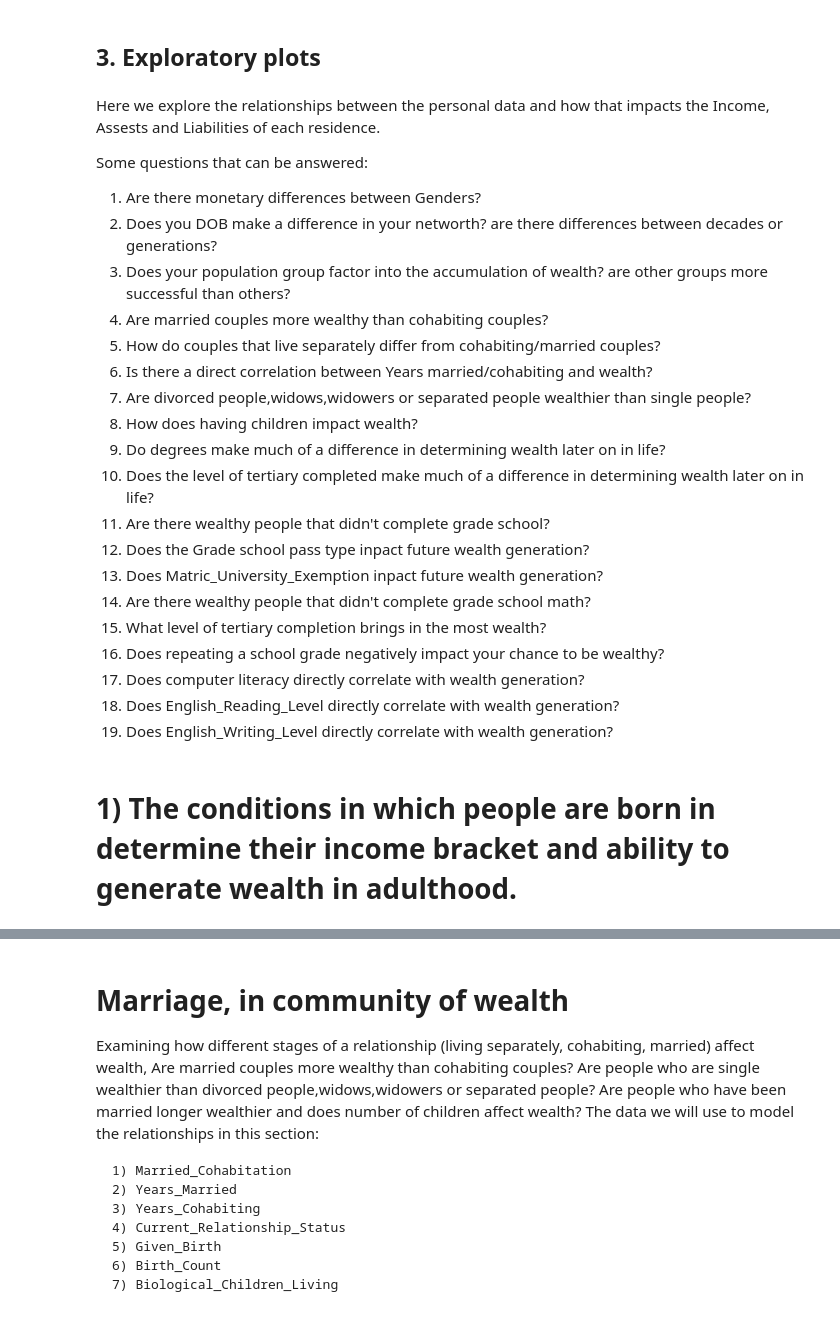
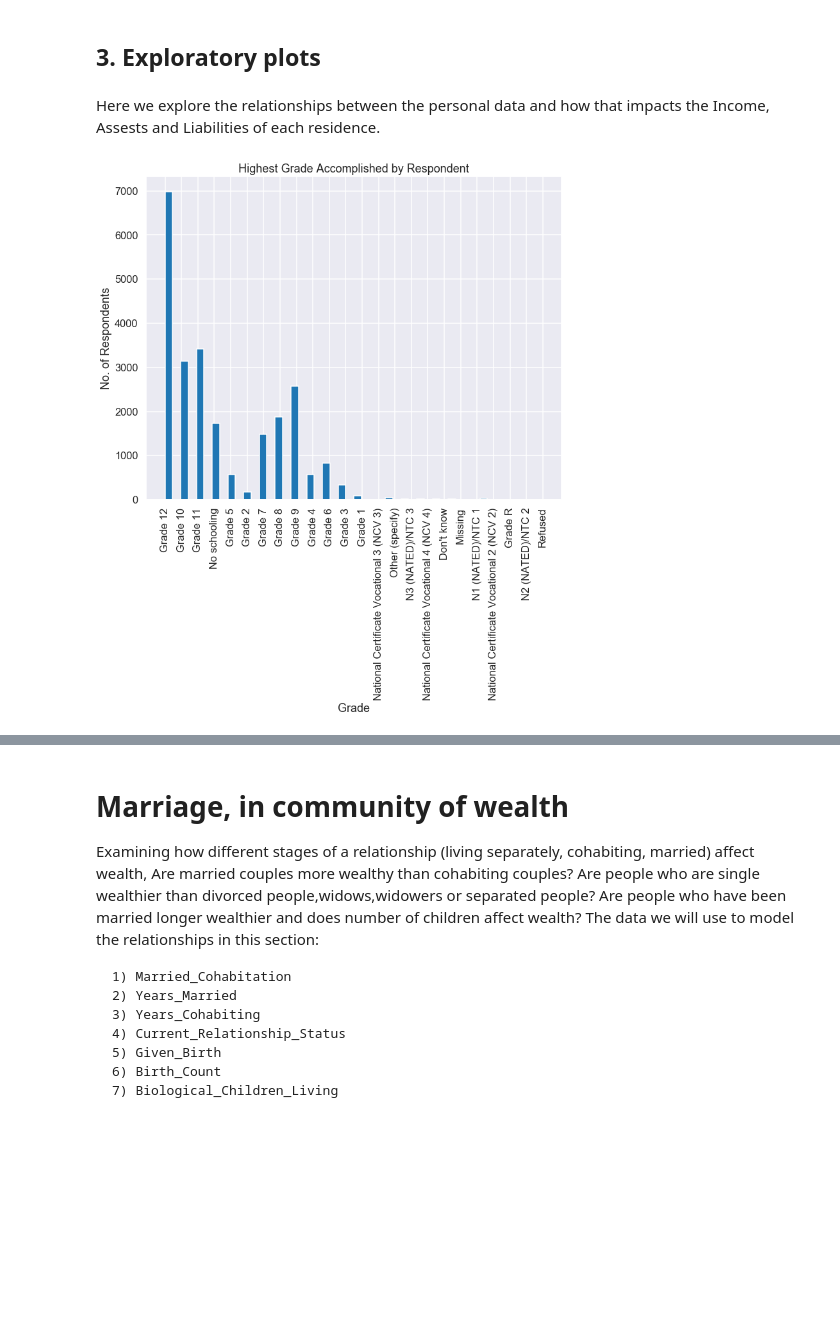
Before and after one commit to DAE-Mini-Project/DEA-Code, a Jupyter notebook: DaeCode.ipynb, the cells around one changed output, grey strips where cells are left out. Drawn from its saved outputs; the diff is of its cells as text; code cells hidden in the pictures; blank space fills up the shorter version.

```diff
--- a/DaeCode.ipynb
+++ b/DaeCode.ipynb
@@ -1431,27 +1409,2 @@ print(Liability_Details.nunique() - df_filtered[['Has_Home_Loan','Home_Loan_Bala
 # %% [markdown]
 ## 3. Exploratory plots
-# %% [markdown]
-Here we explore the relationships between the personal data and how that impacts the Income, Assests and Liabilities of each residence.
-
-Some questions that can be answered:
-1. Are there monetary differences between Genders?
-2. Does you DOB make a difference in your networth? are there differences between decades or generations?
-3. Does your population group factor into the accumulation of wealth? are other groups more successful than others?
-4. Are married couples more wealthy than cohabiting couples?
-5. How do couples that live separately differ from cohabiting/married couples?
-6. Is there a direct correlation between Years married/cohabiting and wealth?
-7. Are divorced people,widows,widowers or separated people wealthier than single people?
-8. How does having children impact wealth?
-9. Do degrees make much of a difference in determining wealth later on in life?
-10. Does the level of tertiary completed make much of a difference in determining wealth later on in life?
-11. Are there wealthy people that didn't complete grade school?
-12. Does the Grade school pass type inpact future wealth generation?
-13. Does Matric_University_Exemption inpact future wealth generation?
-14. Are there wealthy people that didn't complete grade school math?
-15. What level of tertiary completion brings in the most wealth?
-16. Does repeating a school grade negatively impact your chance to be wealthy?
-17. Does computer literacy directly correlate with wealth generation?
-18. Does English_Reading_Level directly correlate with wealth generation?
-19. Does English_Writing_Level directly correlate with wealth generation?
-# %% [markdown]
-# 1) The conditions in which people are born in determine their income bracket and ability to generate wealth in adulthood.
@@ -1460,0 +1411,22 @@ race_mean_income = race_mean_income.rename('race_mean_income')
+# %% [markdown]
+Here we explore the relationships between the personal data and how that impacts the Income, Assests and Liabilities of each residence.
+# %%
+#Replacing the values of the highest grade achieved column with the terms currently used
+new_edu_vals = {'Grade R/0':'Grade R','Grade 1/Sub A/Class 1':'Grade 1','Grade 2/Sub B/Class 2':'Grade 2','Grade 3/Std. 1':'Grade 3','Grade 4/Std. 2':'Grade 4','Grade 5/Std. 3':'Grade 5','Grade 6/Std. 4':'Grade 6','Grade 8/Std. 6/Form 1':'Grade 8','Grade 12/Std. 10/Form 5/Matric/Senior Certificate':'Grade 12','Grade 10/Std. 8/Form 3':'Grade 10','Grade 11/Std. 9/Form 4':'Grade 11','Grade 9/Std. 7/Form 2':'Grade 9','Grade 7/Std. 5':'Grade 7'}
+df_filtered = df_filtered.replace({'Highest_Grade_Completed': new_edu_vals})
+edu_lvl = df_filtered['Highest_Grade_Completed'].dropna() #dropping nan values
+# %%
+#plotting the highest grade achieved data
+fig = plt.figure(figsize=(9,7))
+ax = fig.add_axes([0,0,1,1])
+ax.hist(edu_lvl, width = 0.45, bins = 24)
+
+ax.set_ylabel('No. of Respondents')
+ax.set_xlabel('Grade')
+ax.set_title('Highest Grade Accomplished by Respondent')
+plt.xticks(rotation = 90)
+
+
+plt.show()
+# %% [output]
+[figure, added]
```
Also changed, not shown: parts of 36 cells of this notebook.
